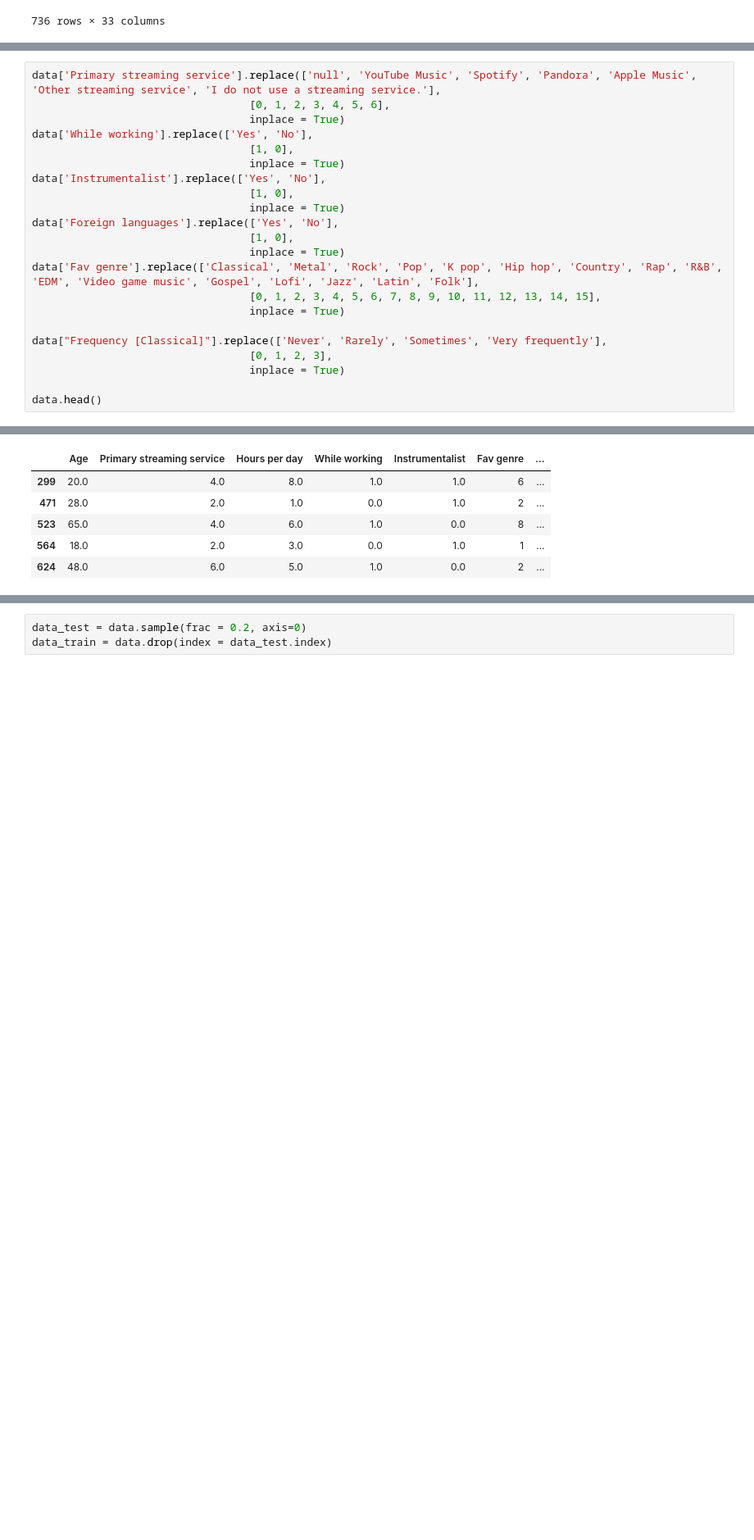
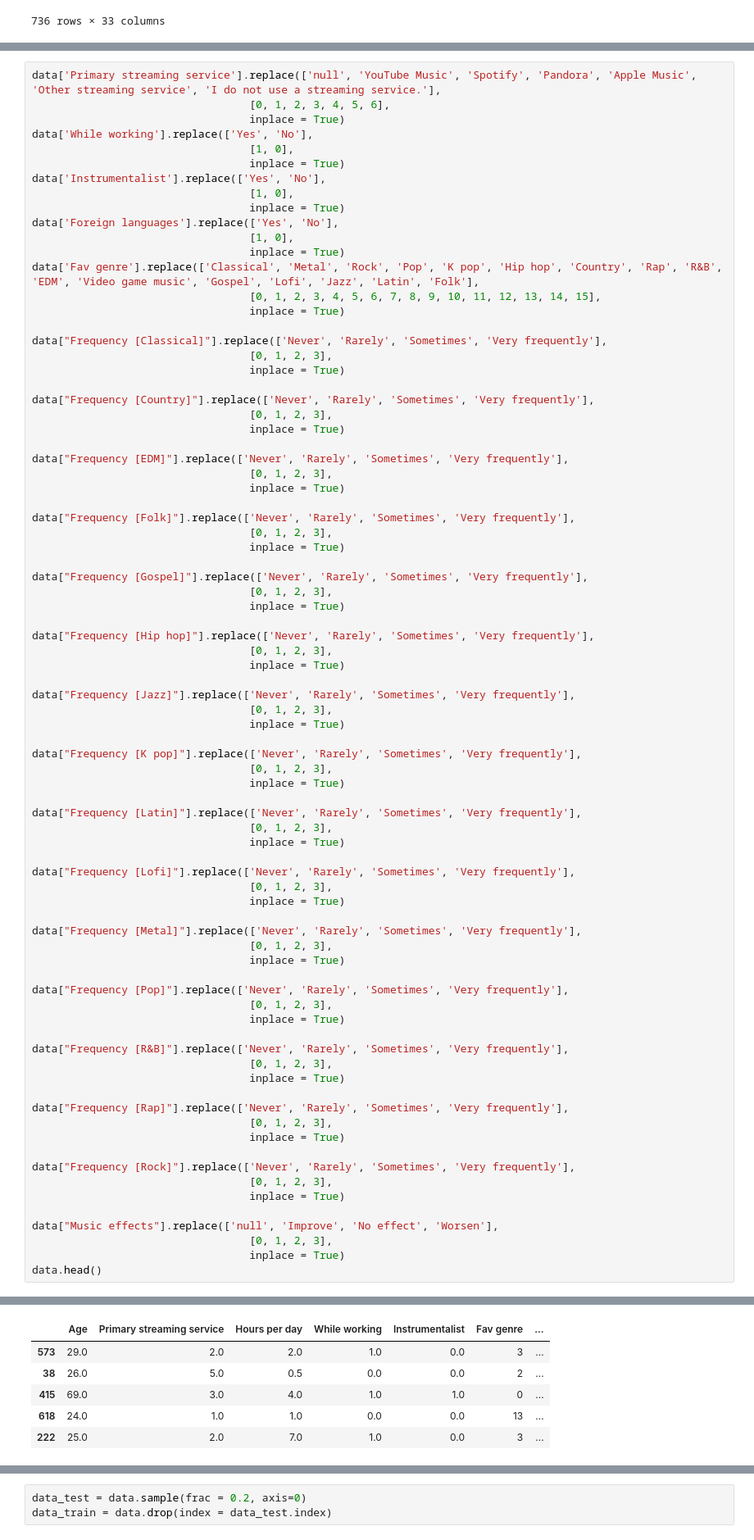
Before and after one commit to BugaPunk/MiniProject, a Jupyter notebook: PRO1-Inteligencia_Artificial.ipynb, the cells around one changed output, grey strips where cells are left out. Shown at 82% size. Saved outputs shown, nothing was run; the diff lists cells and outputs as text; blank space fills up the shorter version.

```diff
--- a/PRO1-Inteligencia_Artificial.ipynb
+++ b/PRO1-Inteligencia_Artificial.ipynb
@@ -106,6 +106,65 @@ data["Frequency [Classical]"].replace(['Never', 'Rarely', 'Sometimes', 'Very fre
                                   [0, 1, 2, 3],
                                   inplace = True)
 
+data["Frequency [Country]"].replace(['Never', 'Rarely', 'Sometimes', 'Very frequently'],
+                                  [0, 1, 2, 3],
+                                  inplace = True)
+
+data["Frequency [EDM]"].replace(['Never', 'Rarely', 'Sometimes', 'Very frequently'],
+                                  [0, 1, 2, 3],
+                                  inplace = True)
+
+data["Frequency [Folk]"].replace(['Never', 'Rarely', 'Sometimes', 'Very frequently'],
+                                  [0, 1, 2, 3],
+                                  inplace = True)
+
+data["Frequency [Gospel]"].replace(['Never', 'Rarely', 'Sometimes', 'Very frequently'],
+                                  [0, 1, 2, 3],
+                                  inplace = True)
+
+data["Frequency [Hip hop]"].replace(['Never', 'Rarely', 'Sometimes', 'Very frequently'],
+                                  [0, 1, 2, 3],
+                                  inplace = True)
+
+data["Frequency [Jazz]"].replace(['Never', 'Rarely', 'Sometimes', 'Very frequently'],
+                                  [0, 1, 2, 3],
+                                  inplace = True)
+
+data["Frequency [K pop]"].replace(['Never', 'Rarely', 'Sometimes', 'Very frequently'],
+                                  [0, 1, 2, 3],
+                                  inplace = True)
+
+data["Frequency [Latin]"].replace(['Never', 'Rarely', 'Sometimes', 'Very frequently'],
+                                  [0, 1, 2, 3],
+                                  inplace = True)
+
+data["Frequency [Lofi]"].replace(['Never', 'Rarely', 'Sometimes', 'Very frequently'],
+                                  [0, 1, 2, 3],
+                                  inplace = True)
+
+data["Frequency [Metal]"].replace(['Never', 'Rarely', 'Sometimes', 'Very frequently'],
+                                  [0, 1, 2, 3],
+                                  inplace = True)
+
+data["Frequency [Pop]"].replace(['Never', 'Rarely', 'Sometimes', 'Very frequently'],
+                                  [0, 1, 2, 3],
+                                  inplace = True)
+
+data["Frequency [R&B]"].replace(['Never', 'Rarely', 'Sometimes', 'Very frequently'],
+                                  [0, 1, 2, 3],
+                                  inplace = True)
+
+data["Frequency [Rap]"].replace(['Never', 'Rarely', 'Sometimes', 'Very frequently'],
+                                  [0, 1, 2, 3],
+                                  inplace = True)
+
+data["Frequency [Rock]"].replace(['Never', 'Rarely', 'Sometimes', 'Very frequently'],
+                                  [0, 1, 2, 3],
+                                  inplace = True)
+
+data["Music effects"].replace(['null', 'Improve', 'No effect', 'Worsen'],
+                                  [0, 1, 2, 3],
+                                  inplace = True)
 data.head()
 # %% [output]
 The behavior will change in pandas 3.0. This inplace method will never work because the intermediate object on which we are setting values always behaves as a copy.
@@ -128,9 +187,9 @@ For example, when doing 'df[col].method(value, inplace=True)', try using 'df.met
 |  | Age | Primary streaming service | Hours per day | While working | Instrumentalist | Fav genre | ... |
-| 299 | 20.0 | 4.0 | 8.0 | 1.0 | 1.0 | 6 | ... |
-| 471 | 28.0 | 2.0 | 1.0 | 0.0 | 1.0 | 2 | ... |
-| 523 | 65.0 | 4.0 | 6.0 | 1.0 | 0.0 | 8 | ... |
-| 564 | 18.0 | 2.0 | 3.0 | 0.0 | 1.0 | 1 | ... |
-| 624 | 48.0 | 6.0 | 5.0 | 1.0 | 0.0 | 2 | ... |
+| 573 | 29.0 | 2.0 | 2.0 | 1.0 | 0.0 | 3 | ... |
+| 38 | 26.0 | 5.0 | 0.5 | 0.0 | 0.0 | 2 | ... |
+| 415 | 69.0 | 3.0 | 4.0 | 1.0 | 1.0 | 0 | ... |
+| 618 | 24.0 | 1.0 | 1.0 | 0.0 | 0.0 | 13 | ... |
+| 222 | 25.0 | 2.0 | 7.0 | 1.0 | 0.0 | 3 | ... |
 5 rows × 28 columns
 # %%
 data_test = data.sample(frac = 0.2, axis=0)
```
Also changed, not shown: parts of 2 cells of this notebook.
